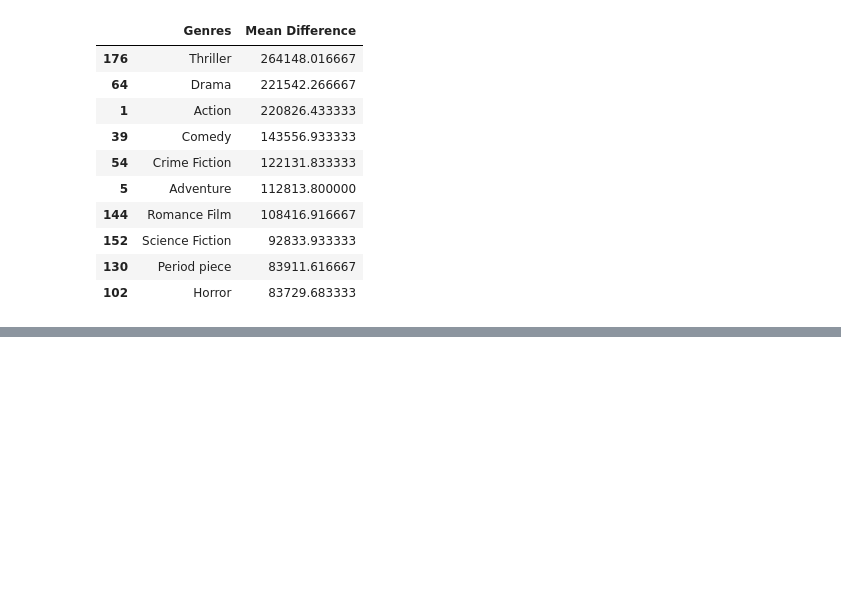
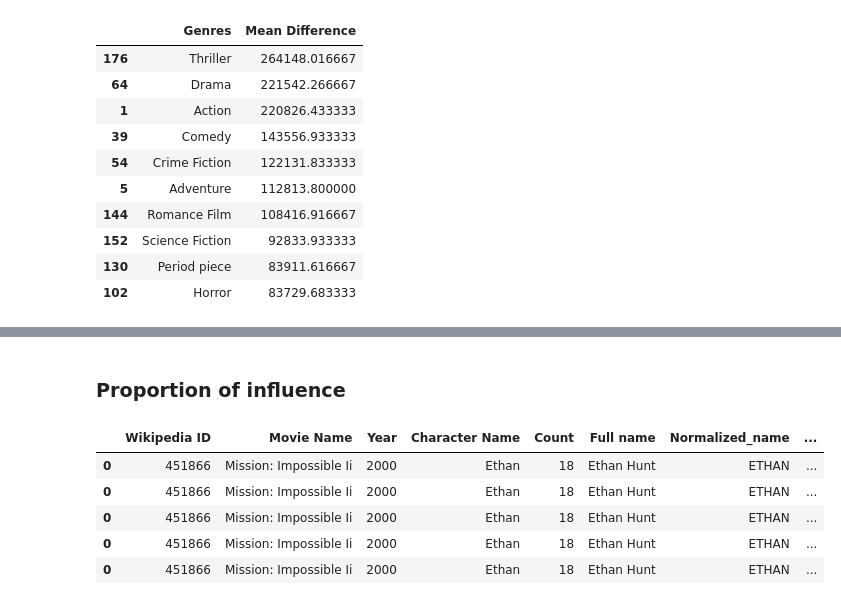
Before and after one commit to epfl-ada/ada-2024-project-dondata2025, a Jupyter notebook: pauline_evolution_by_genre.ipynb, the cells around one changed output, grey strips where cells are left out. Saved outputs shown, nothing was run; the diff lists cells and outputs as text; code cells hidden in the pictures; blank space fills up the shorter version.

```diff
--- a/pauline_evolution_by_genre.ipynb
+++ b/pauline_evolution_by_genre.ipynb
@@ -132,3 +134,40 @@ top_names_by_genre.head(10)
 | 8 | 167857 | the usual suspects | 1995 | 3 | Jack Baer | JACK | 12508.133333 | Crime Fiction |
 # %%
 plot_treemap(top_names_by_genre)
+# %% [markdown]
+### Proportion of influence
+# %%
+def load(filepath):
+    """
+    Load the dataset, clean it, and explode the Genres column.
+    """
+    # Load the data
+    df = pd.read_csv(filepath)
+
+    # Rename the column and drop unnecessary ones
+    df = df.drop(columns=['Influenced', 'Wikipedia_movie_ID'])
+    # Make a capital letter for the title of the movie name
+    df['Movie Name'] = df['Movie Name'].str.title()
+    df['Label'] = df['Character Name'] + " from " + df['Movie Name']
+
+
+
+    # Explode Genres
+    df['Genres'] = df['Genres'].str.split(', ')
+    exploded_df = df.explode('Genres')
+
+    # remove the genre 'Action/Adventure'
+    exploded_df = exploded_df[exploded_df['Genres'] != 'Action/Adventure']
+
+
+    return exploded_df
+# %%
+names_influenced = load("data/clean/influenced_prophet_with_genres.csv")
+names_influenced.head()
+# %% [output]
+|  | Wikipedia ID | Movie Name | Year | Character Name | Count | Full name | Normalized_name | ... |
+| 0 | 451866 | Mission: Impossible Ii | 2000 | Ethan | 18 | Ethan Hunt | ETHAN | ... |
+| 0 | 451866 | Mission: Impossible Ii | 2000 | Ethan | 18 | Ethan Hunt | ETHAN | ... |
+| 0 | 451866 | Mission: Impossible Ii | 2000 | Ethan | 18 | Ethan Hunt | ETHAN | ... |
+| 0 | 451866 | Mission: Impossible Ii | 2000 | Ethan | 18 | Ethan Hunt | ETHAN | ... |
+| 0 | 451866 | Mission: Impossible Ii | 2000 | Ethan | 18 | Ethan Hunt | ETHAN | ... |
```
Also changed, not shown: parts of 10 cells of this notebook, 3 other files.
